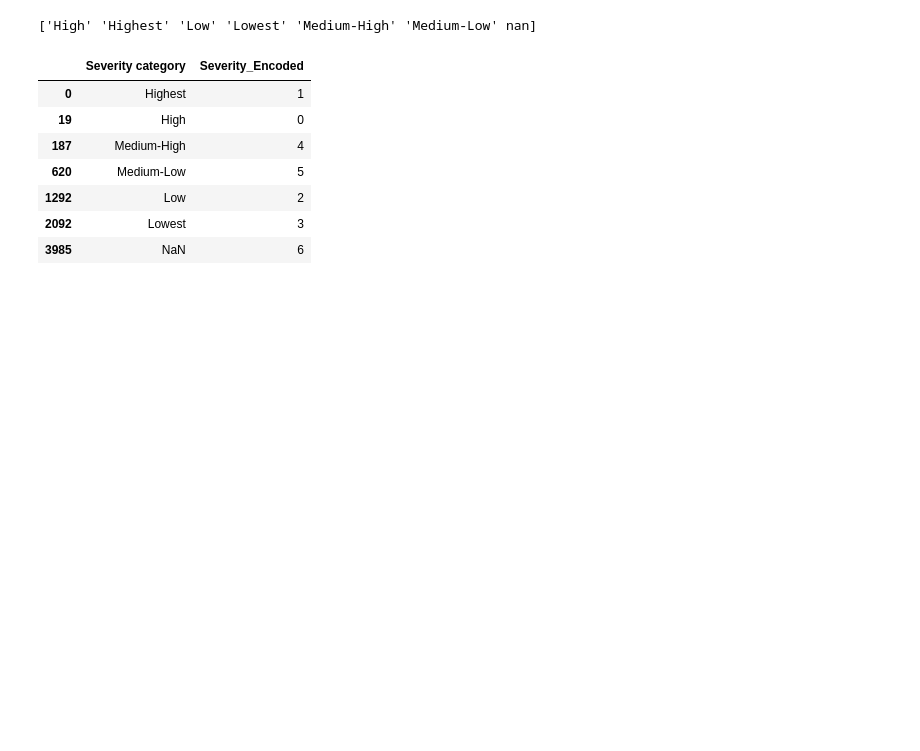
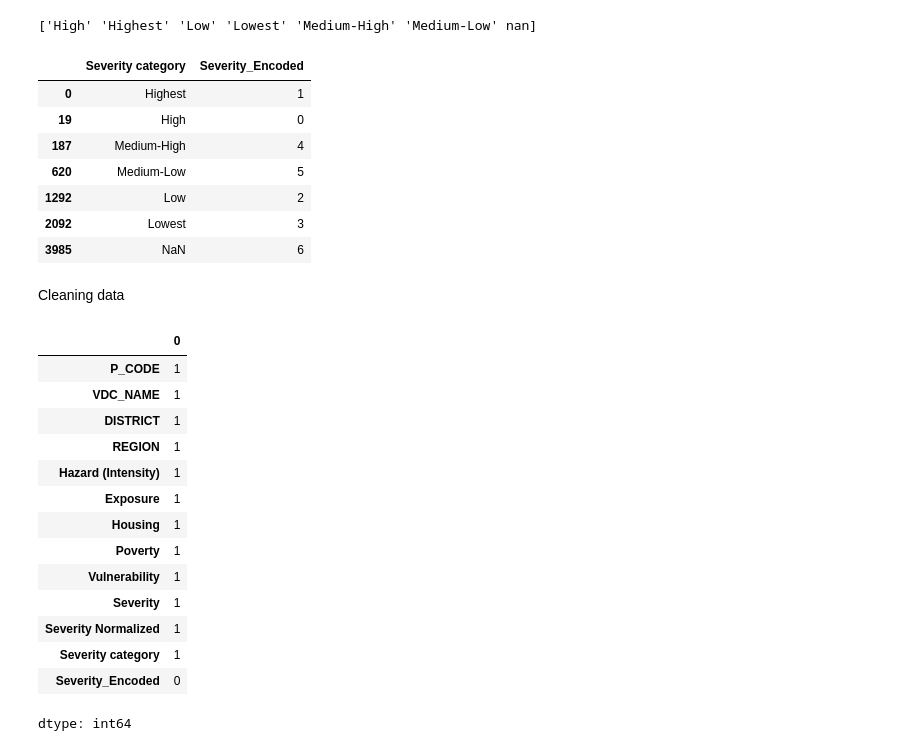
Before and after one commit to Prasamsha0/Earthquake-Damage-prediction, a Jupyter notebook: ML1.ipynb, the cells around one changed output. Saved outputs shown, nothing was run; the diff lists cells and outputs as text; code cells hidden in the pictures; blank space fills up the shorter version.

```diff
--- a/ML1.ipynb
+++ b/ML1.ipynb
@@ -96,3 +96,23 @@ df[['Severity category', 'Severity_Encoded']].drop_duplicates()
 | 1292 | Low | 2 |
 | 2092 | Lowest | 3 |
 | 3985 | NaN | 6 |
+# %% [markdown]
+Cleaning data
+# %%
+df.isnull().sum()
+# %% [output]
+|  | 0 |
+| P_CODE | 1 |
+| VDC_NAME | 1 |
+| DISTRICT | 1 |
+| REGION | 1 |
+| Hazard (Intensity) | 1 |
+| Exposure | 1 |
+| Housing | 1 |
+| Poverty | 1 |
+| Vulnerability | 1 |
+| Severity | 1 |
+| Severity Normalized | 1 |
+| Severity category | 1 |
+| Severity_Encoded | 0 |
+dtype: int64
```
Also changed, not shown: parts of 16 cells of this notebook.
